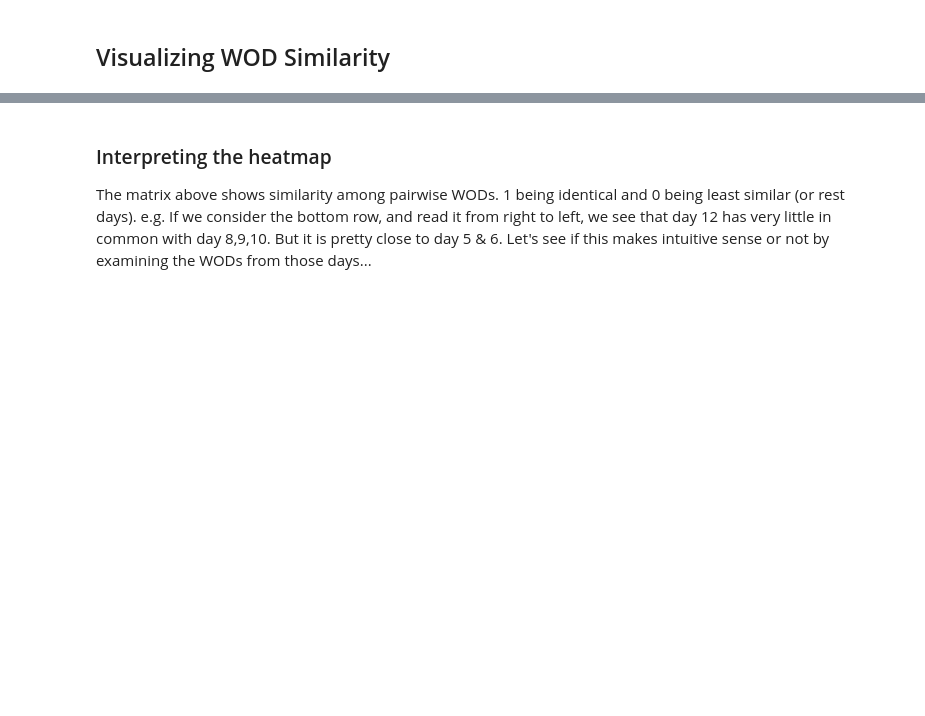
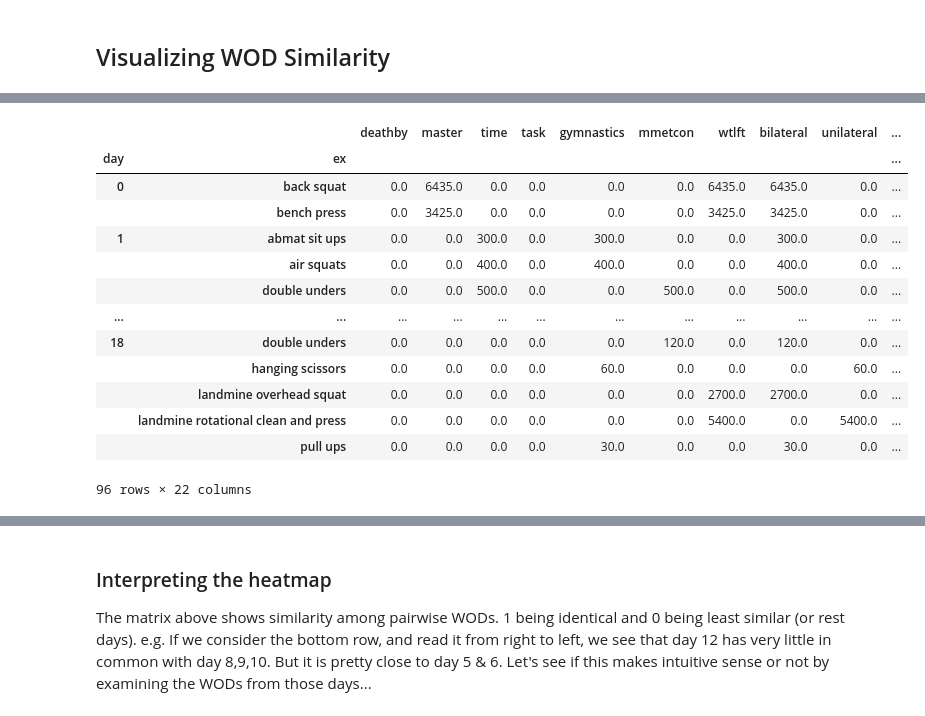
Before and after one commit to AI-AF/autowod, a Jupyter notebook: notebooks/hnlog.ipynb, the cells around one changed output, grey strips where cells are left out. Cells and saved outputs as stored; diff of their text form; code cells hidden in the pictures; blank space fills up the shorter version.

```diff
--- a/notebooks/hnlog.ipynb
+++ b/notebooks/hnlog.ipynb
@@ -35,7 +35,7 @@ Loading BokehJS ...
 # %%
 SCOPES = ['https://www.googleapis.com/auth/spreadsheets.readonly']
 SPREADSHEET_ID = '1oBcTHFHMJqFgzIMdROsdDJ3B8o2-FUDOIdJjMnhxPZY'
-RANGE = 'wodlog!A:AG'
+RANGE = 'wodlog!A:AI'
 
 # Get credentials
 creds = None
@@ -63,43 +73,10 @@ values = result.get('values', [])
 # %%
 df = pd.DataFrame(values[1:], columns=values[0]).fillna(0).replace('',0)
-df = df.astype({
-    'day':int,
-    'ex':object,
-    'wt':float,
-    'rep':float,
-    'group':float,
-    'duration':float,
-    'dist(m)':float,
-    'cals':float,
-    'emom':float,
-    'tabata':int,
-    'work':float,
-    'rest':float,
-    'deathby':float,
-    'master':float,
-    'time':float,
-    'task':float,
-    'gymnastics':float,
-    'mmetcon':float,
-    'wtlft':float,
-    'bilateral':float,
-    'unilateral':float,
-    'push':float,
-    'pull':float,
-    'chest':float,
-    'back':float,
-    'shoulder':float,
-    'bi':float,
-    'tri':float,
-    'quad':float,
-    'ham':float,
-    'hip':float,
-    'core':float,
-}
-)
+df = df.astype(convert_dict)
 df['vol'] = df['wt']*df['rep']
 df = df.set_index(['ex', 'day', 'dt', 'wt', 'rep'])
-df = df.multiply(df['vol'], axis='index').drop(columns=['group', 'vol'])
+df = df.multiply(df['vol'], axis='index').drop(columns=['group'])
+df['vol'] = df['vol']**(0.5)
 # %%
 # modality & muscle groups only
 df = df.iloc[:, 8:]
@@ -138,6 +142,23 @@ df_corr_hm = df_corr.merge(
 ).merge(
     df_ex, how='left', left_on='day_B', right_on='day', suffixes=['_A', '_B']
 );
+# %%
+df
+# %% [output]
+|  |  | deathby | master | time | task | gymnastics | mmetcon | wtlft | bilateral | unilateral | ... |
+| day | ex |  |  |  |  |  |  |  |  |  | ... |
+| 0 | back squat | 0.0 | 6435.0 | 0.0 | 0.0 | 0.0 | 0.0 | 6435.0 | 6435.0 | 0.0 | ... |
+|  | bench press | 0.0 | 3425.0 | 0.0 | 0.0 | 0.0 | 0.0 | 3425.0 | 3425.0 | 0.0 | ... |
+| 1 | abmat sit ups | 0.0 | 0.0 | 300.0 | 0.0 | 300.0 | 0.0 | 0.0 | 300.0 | 0.0 | ... |
+|  | air squats | 0.0 | 0.0 | 400.0 | 0.0 | 400.0 | 0.0 | 0.0 | 400.0 | 0.0 | ... |
+|  | double unders | 0.0 | 0.0 | 500.0 | 0.0 | 0.0 | 500.0 | 0.0 | 500.0 | 0.0 | ... |
+| ... | ... | ... | ... | ... | ... | ... | ... | ... | ... | ... | ... |
+| 18 | double unders | 0.0 | 0.0 | 0.0 | 0.0 | 0.0 | 120.0 | 0.0 | 120.0 | 0.0 | ... |
+|  | hanging scissors | 0.0 | 0.0 | 0.0 | 0.0 | 60.0 | 0.0 | 0.0 | 0.0 | 60.0 | ... |
+|  | landmine overhead squat | 0.0 | 0.0 | 0.0 | 0.0 | 0.0 | 0.0 | 2700.0 | 2700.0 | 0.0 | ... |
+|  | landmine rotational clean and press | 0.0 | 0.0 | 0.0 | 0.0 | 0.0 | 0.0 | 5400.0 | 0.0 | 5400.0 | ... |
+|  | pull ups | 0.0 | 0.0 | 0.0 | 0.0 | 30.0 | 0.0 | 0.0 | 30.0 | 0.0 | ... |
+96 rows × 22 columns
 # %%
 data=dict(
     xname=[str(i) for i in df_corr_hm['day_B']],
```
Also changed, not shown: parts of 8 cells of this notebook.
